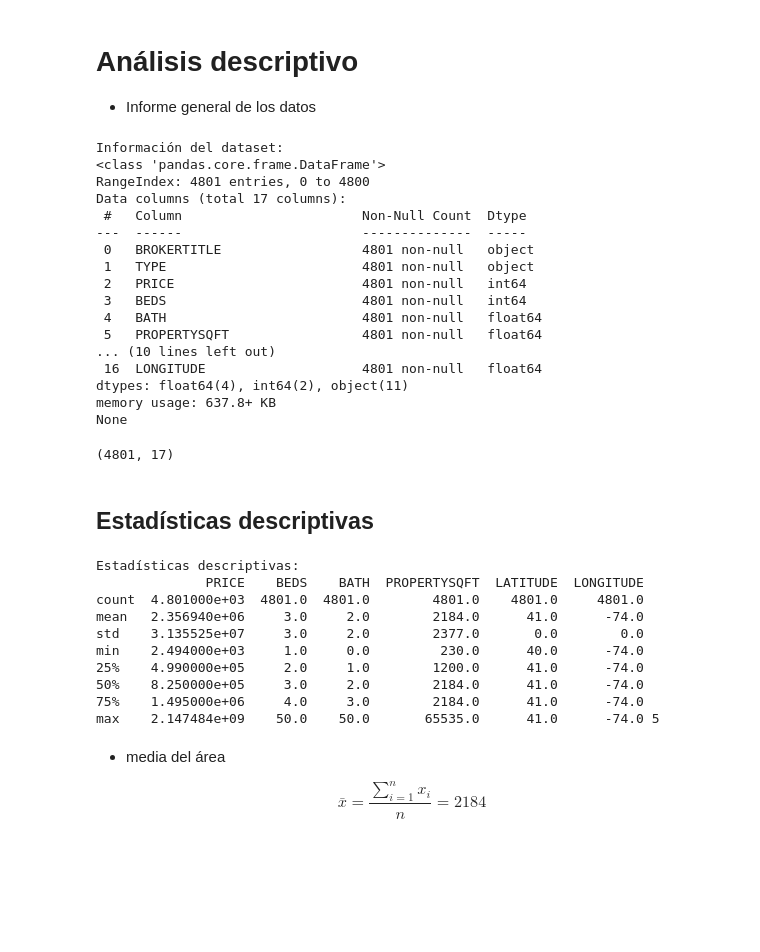
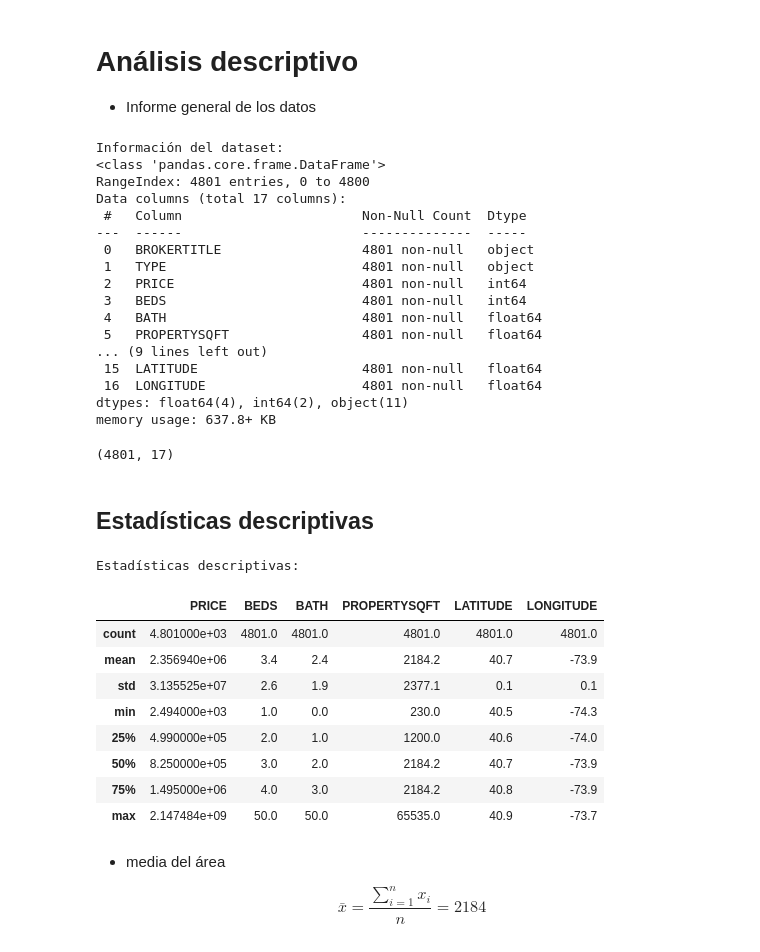
Before and after one commit to fredbelj/Ejercicios, a Jupyter notebook: Copia de Ejemplo_Viviendas.ipynb, the cells around one changed output. Saved outputs shown, nothing was run; the diff lists cells and outputs as text; code cells hidden in the pictures; blank space fills up the shorter version.

```diff
--- a/Copia de Ejemplo_Viviendas.ipynb
+++ b/Copia de Ejemplo_Viviendas.ipynb
@@ -167,7 +168,7 @@ LONGITUDE                     float64               0
 +  Informe general de los datos
 # %%
 print("\nInformación del dataset:")
-print(df.info())
+df.info()
 df.shape
 # %% [output]
 Información del dataset:
@@ -182,28 +183,28 @@ Data columns (total 17 columns):
  3   BEDS                         4801 non-null   int64
  4   BATH                         4801 non-null   float64
  5   PROPERTYSQFT                 4801 non-null   float64
-... (10 lines left out)
+... (9 lines left out)
+ 15  LATITUDE                     4801 non-null   float64
  16  LONGITUDE                    4801 non-null   float64
 dtypes: float64(4), int64(2), object(11)
 memory usage: 637.8+ KB
-None
 (4801, 17)
 # %% [markdown]
 ## Estadísticas descriptivas
 # %%
 print("\nEstadísticas descriptivas:")
-print(round(df.describe()),5)
+round(df.describe(),1)
 # %% [output]
 Estadísticas descriptivas:
-              PRICE    BEDS    BATH  PROPERTYSQFT  LATITUDE  LONGITUDE
-count  4.801000e+03  4801.0  4801.0        4801.0    4801.0     4801.0
-mean   2.356940e+06     3.0     2.0        2184.0      41.0      -74.0
-std    3.135525e+07     3.0     2.0        2377.0       0.0        0.0
-min    2.494000e+03     1.0     0.0         230.0      40.0      -74.0
-25%    4.990000e+05     2.0     1.0        1200.0      41.0      -74.0
-50%    8.250000e+05     3.0     2.0        2184.0      41.0      -74.0
-75%    1.495000e+06     4.0     3.0        2184.0      41.0      -74.0
-max    2.147484e+09    50.0    50.0       65535.0      41.0      -74.0 5
+|  | PRICE | BEDS | BATH | PROPERTYSQFT | LATITUDE | LONGITUDE |
+| count | 4.801000e+03 | 4801.0 | 4801.0 | 4801.0 | 4801.0 | 4801.0 |
+| mean | 2.356940e+06 | 3.4 | 2.4 | 2184.2 | 40.7 | -73.9 |
+| std | 3.135525e+07 | 2.6 | 1.9 | 2377.1 | 0.1 | 0.1 |
+| min | 2.494000e+03 | 1.0 | 0.0 | 230.0 | 40.5 | -74.3 |
+| 25% | 4.990000e+05 | 2.0 | 1.0 | 1200.0 | 40.6 | -74.0 |
+| 50% | 8.250000e+05 | 3.0 | 2.0 | 2184.2 | 40.7 | -73.9 |
+| 75% | 1.495000e+06 | 4.0 | 3.0 | 2184.2 | 40.8 | -73.9 |
+| max | 2.147484e+09 | 50.0 | 50.0 | 65535.0 | 40.9 | -73.7 |
 # %% [markdown]
 + media del área
 
```
Also changed, not shown: parts of 10 cells of this notebook, 3 other files.
